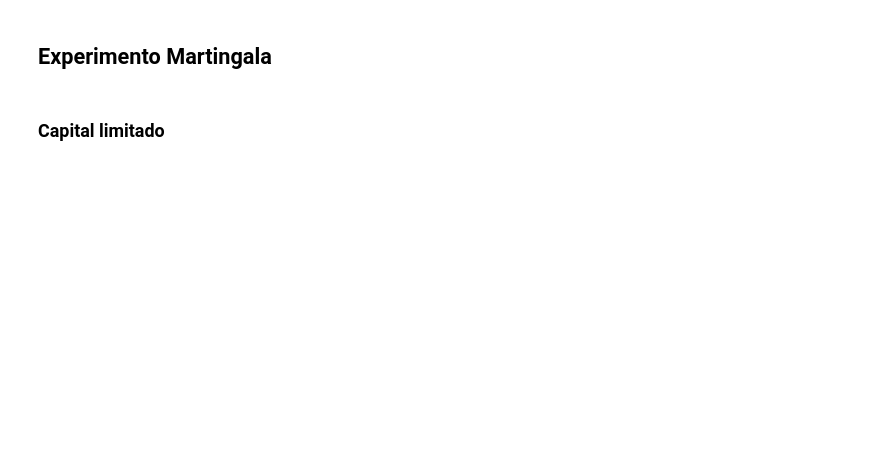
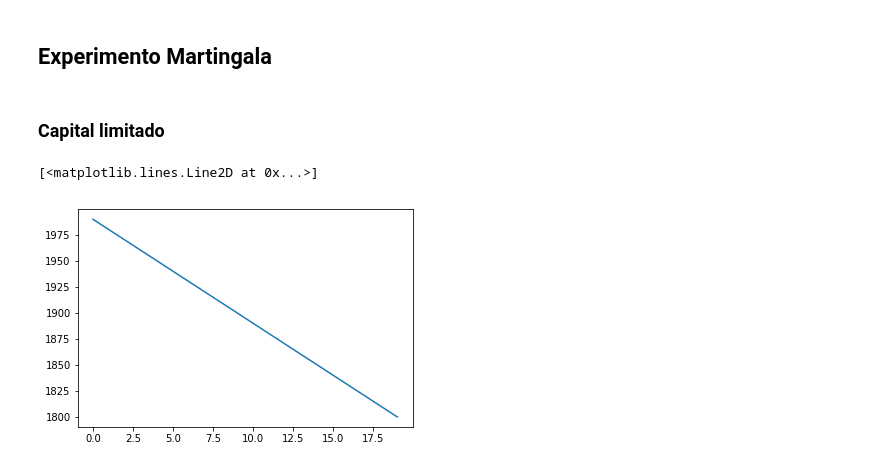
Before and after one commit to alejaz92/facultad, a Jupyter notebook: TP1.2 - Ruleta.ipynb, the cells around one changed output. Drawn from its saved outputs; the diff is of its cells as text; code cells hidden in the pictures; blank space fills up the shorter version.

```diff
--- a/TP1.2 - Ruleta.ipynb
+++ b/TP1.2 - Ruleta.ipynb
@@ -9,7 +9,7 @@ import matplotlib.pyplot as plt
 # %% [markdown]
 ## Establecimiento de variables
 # %%
-tm = 10      # tiradas maximas
+tm = 20    # tiradas maximas
 din_apues = 10     # $ apuesta a realizar
 vi = 0          # valor inicial ruleta
 vf = 36         # valor final ruleta
@@ -78,0 +117,17 @@ def apuesta(val_ap):
+# %%
+val_ap = 10      # apuesta a realizar
+
+
+for i in range(1, tm + 1):
+
+
+    ap_ganada = apuesta(val_ap)
+    print(ap_ganada)
+
+    if ap_ganada == False:
+        cap -= din_apues
+    else:
+        if isinstance(val_ap, list) == True:
+            cap += din_apues
+        elif isinstance(val_ap, int) == True:
+            cap += 35 * din_apues
@@ -82,15 +158,28 @@ def apuesta(val_ap):
 ### Capital limitado
 # %%
 cap = 2000          # capital inicial
-val_ap = 1      # apuesta a realizar
+val_ap = 'red'      # apuesta a realizar
+
+arr_cap = []
 
 for i in range(1, tm + 1):
-    ap_ganada = apuesta(val_ap)
 
-    if ap_ganada == False:
-        cap -= din_apues
+    if cap > 0:
+        ap_ganada = apuesta(val_ap)
+
+        if ap_ganada == False:
+            cap -= din_apues
+            val_ap = val_ap * 2
+        else:
+            if isinstance(val_ap, list) == True:
+                cap += din_apues
+            elif isinstance(val_ap, int) == True:
+                cap += 35 * din_apues
+        arr_cap.append(cap)
     else:
-        if isinstance(val_ap, list) == True:
-             cap += din_apues
-        elif isinstance(val_ap, int) == True:
-            cap += 35 * din_apues
+        break
+
+plt.plot(arr_cap)
+# %% [output]
+[<matplotlib.lines.Line2D at 0x...>]
+[figure, added]
```
Also changed, not shown: parts of 5 cells of this notebook.
